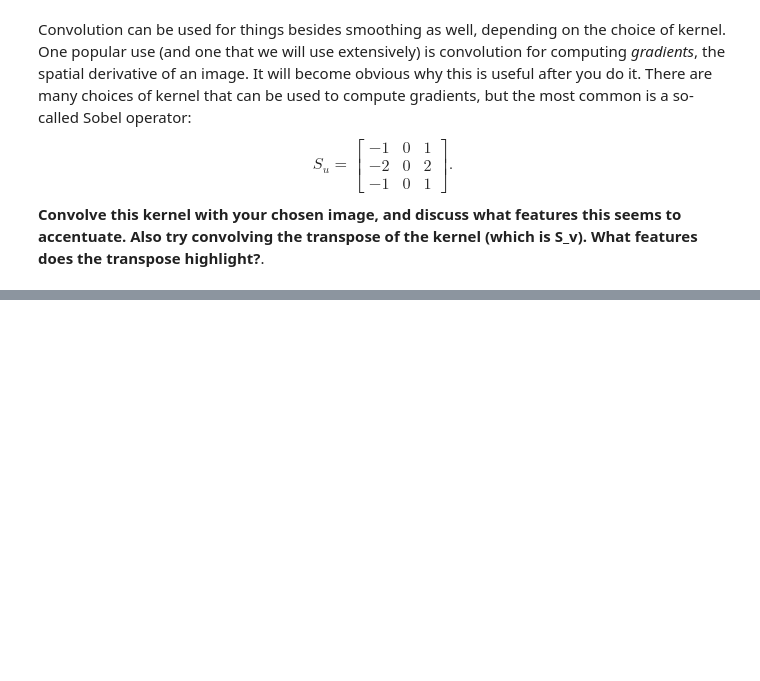
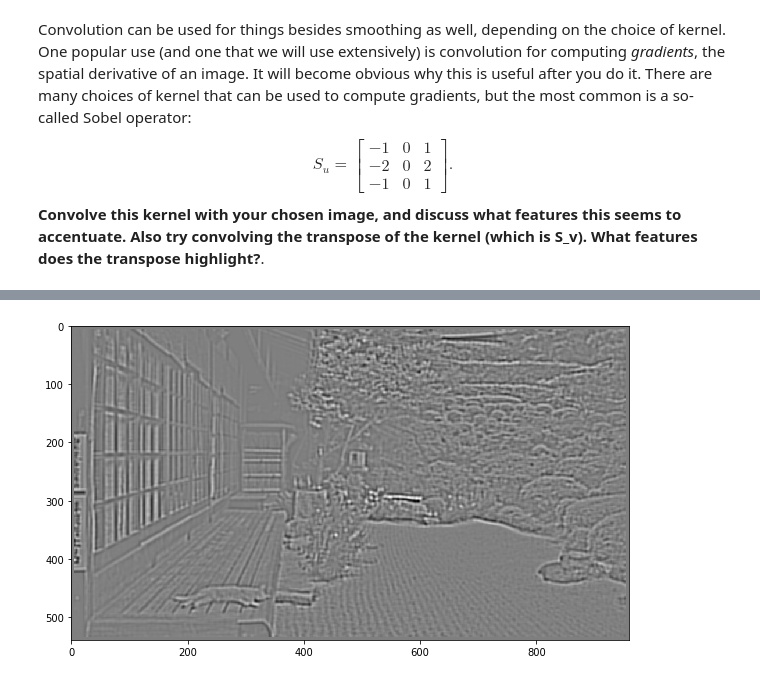
Before and after one commit to fbunt/190201_convolution_and_filtering, a Jupyter notebook: convolution.ipynb, the cells around one changed output, grey strips where cells are left out. Drawn from its saved outputs; the diff is of its cells as text; code cells hidden in the pictures; blank space fills up the shorter version.

```diff
--- a/convolution.ipynb
+++ b/convolution.ipynb
@@ -76,0 +134,9 @@ $$
+# %%
+h0 = get_gaussian_kernel(11, 3)
+h1 = get_gaussian_kernel(11, 4)
+dog = convolve(I_gray, h0) - convolve(I_gray, h1)
+plt.figure(figsize=(10, 10))
+plt.imshow(dog, cmap="gray")
+plt.show()
+# %% [output]
+[figure, added]
```
Also changed, not shown: parts of 6 cells of this notebook.
